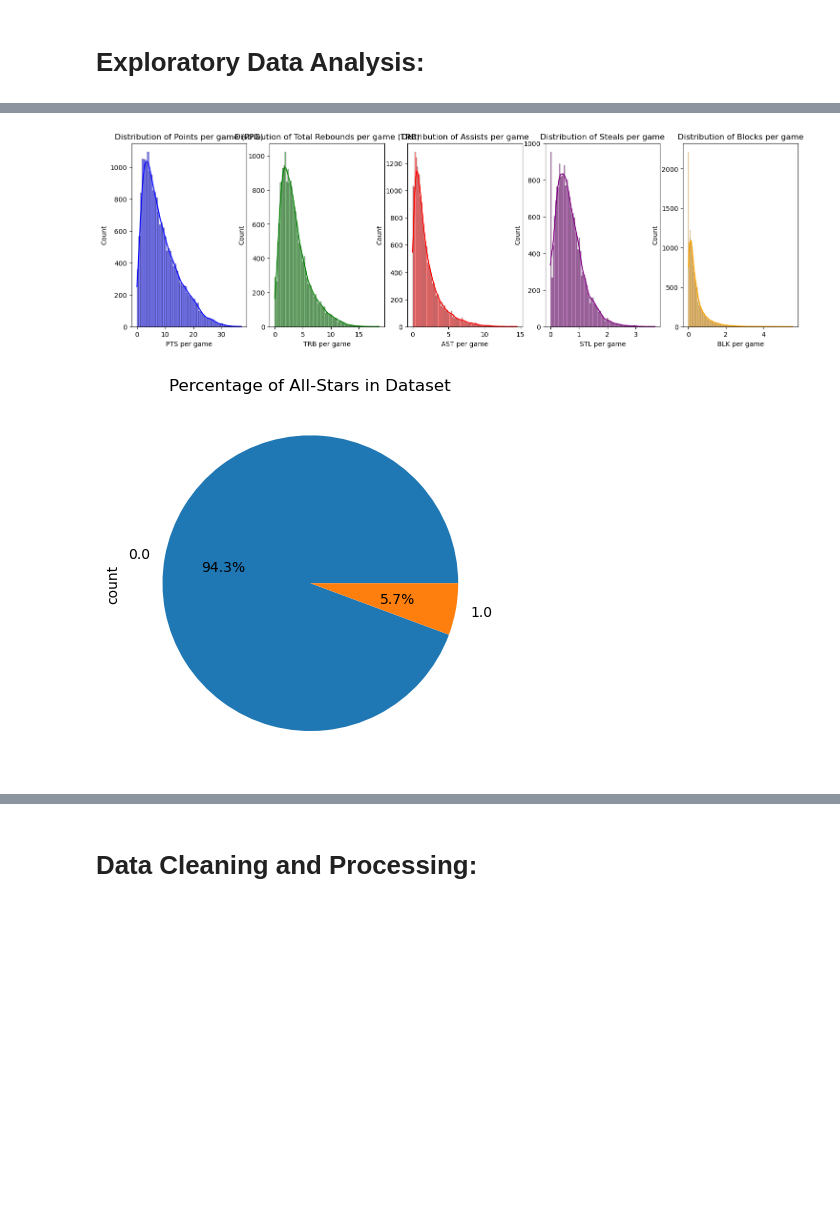
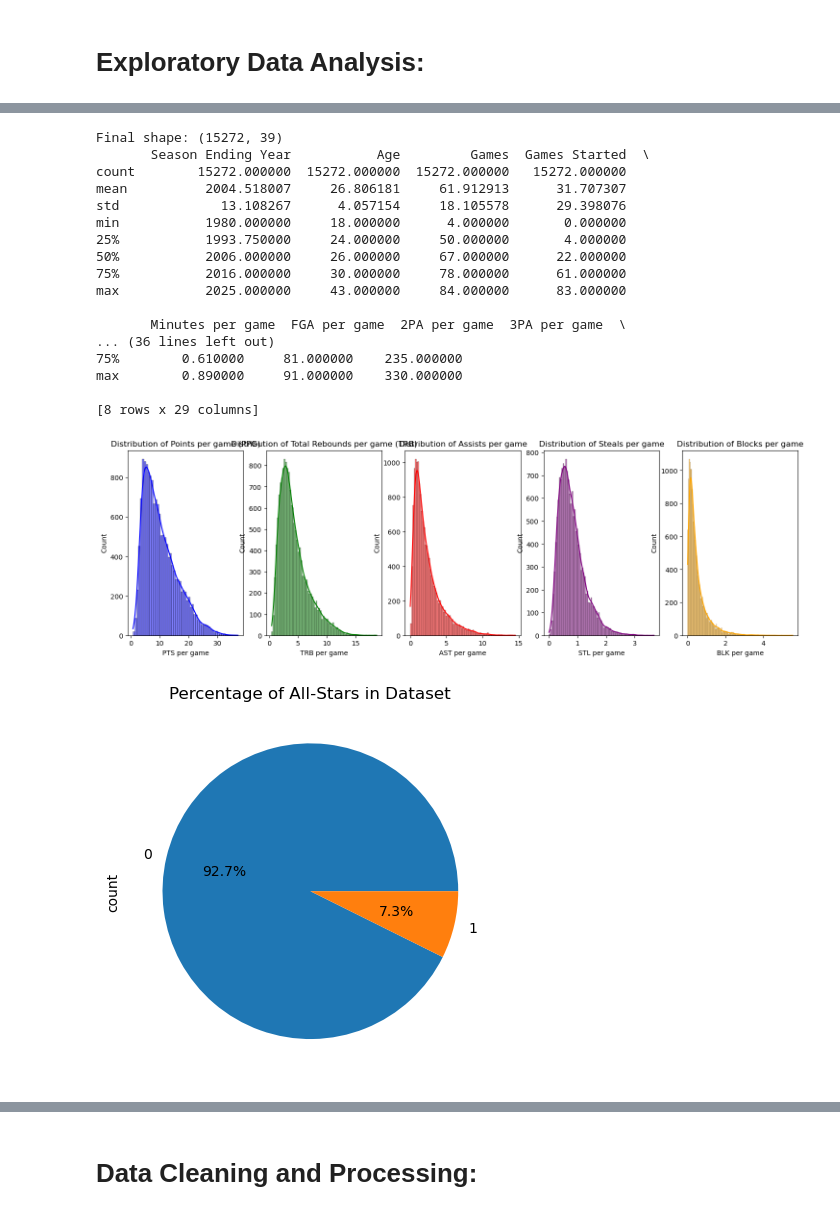
Before and after one commit to asarkar17812/nba-allstar-pred, a Jupyter notebook: nba_allstar.ipynb, the cells around one changed output, grey strips where cells are left out. Saved outputs shown, nothing was run; the diff lists cells and outputs as text; code cells hidden in the pictures; blank space fills up the shorter version.

Commit message:
fixed data minor issue + svm feature transforms

```diff
--- a/nba_allstar.ipynb
+++ b/nba_allstar.ipynb
@@ -33,32 +33,49 @@ The autoreload extension is already loaded. To reload it, use:
   %reload_ext autoreload
 # %%
 # Look at the distribution of Points
-df = data_cleaning.df_clean
+df = data_cleaning.df_eda
 
 fig, axes = plt.subplots(1, 5, figsize=(18, 5))
 sns.histplot(data =df, x='PTS per game', kde=True, ax=axes[0], color='blue')
 axes[0].set_title('Distribution of Points per game (PPG)')
 
 sns.histplot(data =df, x='TRB per game', kde=True, ax=axes[1], color='green')
 axes[1].set_title('Distribution of Total Rebounds per game (TRB)')
 
 sns.histplot(data =df, x='AST per game', kde=True, ax=axes[2], color='red')
 axes[2].set_title('Distribution of Assists per game')
 
 sns.histplot(data =df, x='STL per game', kde=True, ax=axes[3], color='purple')
 axes[3].set_title('Distribution of Steals per game')
 
 sns.histplot(data =df, x='BLK per game', kde=True, ax=axes[4], color='orange')
 axes[4].set_title('Distribution of Blocks per game')
 
 plt.show()
 
 df['All Star'].value_counts().plot(kind='pie', autopct='%1.1f%%')
 plt.title('Percentage of All-Stars in Dataset')
 plt.show()
 # %% [output]
+Final shape: (15272, 39)
+       Season Ending Year           Age         Games  Games Started  \
+count        15272.000000  15272.000000  15272.000000   15272.000000
+mean          2004.518007     26.806181     61.912913      31.707307
+std             13.108267      4.057154     18.105578      29.398076
+min           1980.000000     18.000000      4.000000       0.000000
+25%           1993.750000     24.000000     50.000000       4.000000
+50%           2006.000000     26.000000     67.000000      22.000000
+75%           2016.000000     30.000000     78.000000      61.000000
+max           2025.000000     43.000000     84.000000      83.000000
+
+       Minutes per game  FGA per game  2PA per game  3PA per game  \
+... (36 lines left out)
+75%        0.610000     81.000000    235.000000
+max        0.890000     91.000000    330.000000
+
+[8 rows x 29 columns]
-[figure, old version]
+[figure, new version]
-[figure, old version]
+[figure, new version]
 # %%
 plt.figure(figsize=(10, 6))
 # 'hue' splits the data by the All-Star column
```
Also changed, not shown: parts of 14 cells of this notebook, 5 other files.
